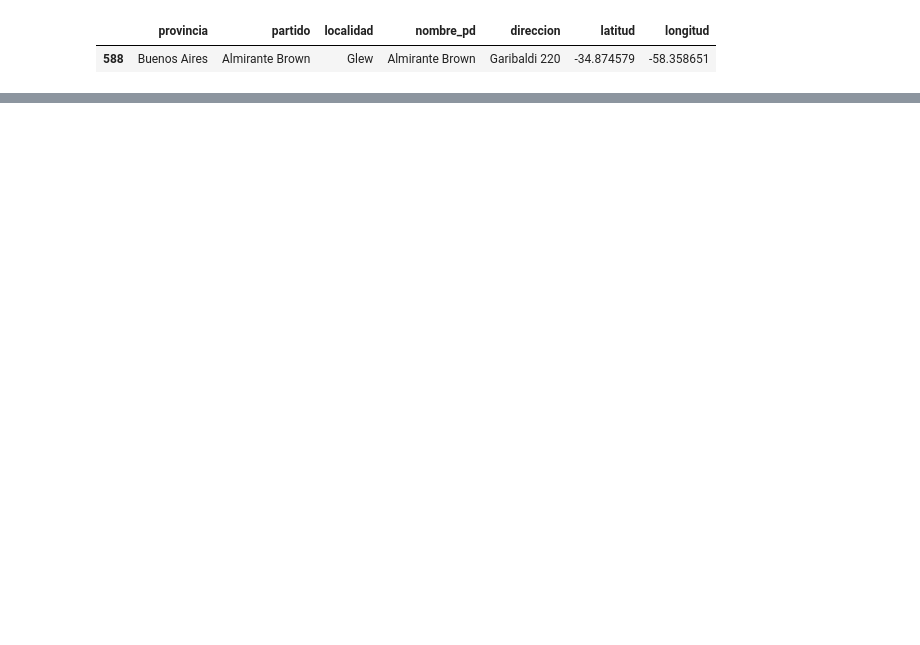
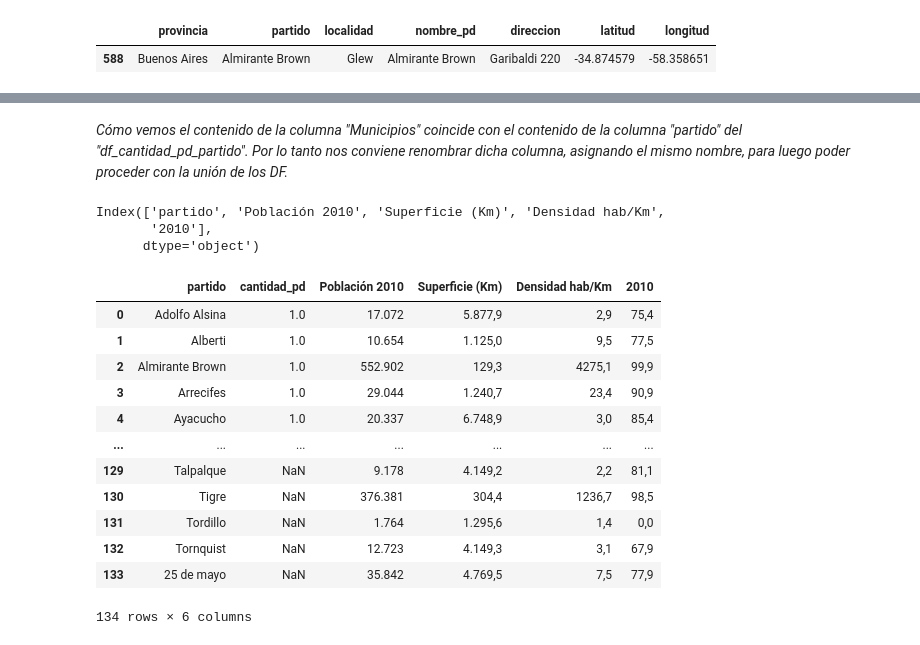
Before and after one commit to burrfer/AplicacionJuegodeMemoria, a Jupyter notebook: puntos_digitales.ipynb, the cells around one changed output, grey strips where cells are left out. Drawn from its saved outputs; the diff is of its cells as text; code cells hidden in the pictures; blank space fills up the shorter version.

```diff
--- a/puntos_digitales.ipynb
+++ b/puntos_digitales.ipynb
@@ -34,0 +14,3 @@ df_PD.head(2)
+# %%
+#Cargamos la url para tomar el dataset.
+df_PD = pd.read_csv('https://servicios.puntodigital.paisdigital.modernizacion.gob.ar/ws/ws-eventos.php?method=getCsv')
@@ -73,0 +102,4 @@ df_PDBSAS.loc[df_PDBSAS.loc[:, 'partido'] == 'Almirante Brown']
+# %%
+#Creamos un nuevo DF tomando la columna partido y cantidad de puntos digitales.
+df_cantidad_pd_partido = df_PDBSAS.groupby(["partido"])["partido"].count().reset_index(name="cantidad_pd")
+df_cantidad_pd_partido.info()
@@ -73,0 +118,3 @@ df_PDBSAS.loc[df_PDBSAS.loc[:, 'partido'] == 'Almirante Brown']
+# %%
+#Cargamos el dataset desde el Drive.
+df_densidadbsas = pd.read_csv('/content/drive/MyDrive/Diplomatura ccc/Evaluación Final/Superficie_densidad_poblacion_urbana_rural_2010.xlsx - Población (1).csv')
@@ -73,0 +153,28 @@ df_PDBSAS.loc[df_PDBSAS.loc[:, 'partido'] == 'Almirante Brown']
+# %% [markdown]
+*Cómo vemos el contenido de la columna "Municipios" coincide con el contenido de la columna "partido" del "df_cantidad_pd_partido". Por lo tanto nos conviene renombrar dicha columna, asignando el mismo nombre, para luego poder proceder con la unión de los DF.*
+# %%
+#Renombramos la columna.
+df_densidadbsas = df_densidadbsas.rename(columns={'Municipios':'partido'})
+df_densidadbsas.columns
+# %% [output]
+Index(['partido', 'Población 2010', 'Superficie (Km)', 'Densidad hab/Km',
+       '2010'],
+      dtype='object')
+# %%
+#Por medio del método merge, hacemos el join de manera tal que utilizando la condición outer,
+#tomará todas las etiquetas presentes en ambos dataframes.
+pd.merge(df_cantidad_pd_partido, df_densidadbsas, how = 'outer')
+# %% [output]
+|  | partido | cantidad_pd | Población 2010 | Superficie (Km) | Densidad hab/Km | 2010 |
+| 0 | Adolfo Alsina | 1.0 | 17.072 | 5.877,9 | 2,9 | 75,4 |
+| 1 | Alberti | 1.0 | 10.654 | 1.125,0 | 9,5 | 77,5 |
+| 2 | Almirante Brown | 1.0 | 552.902 | 129,3 | 4275,1 | 99,9 |
+| 3 | Arrecifes | 1.0 | 29.044 | 1.240,7 | 23,4 | 90,9 |
+| 4 | Ayacucho | 1.0 | 20.337 | 6.748,9 | 3,0 | 85,4 |
+| ... | ... | ... | ... | ... | ... | ... |
+| 129 | Talpalque | NaN | 9.178 | 4.149,2 | 2,2 | 81,1 |
+| 130 | Tigre | NaN | 376.381 | 304,4 | 1236,7 | 98,5 |
+| 131 | Tordillo | NaN | 1.764 | 1.295,6 | 1,4 | 0,0 |
+| 132 | Tornquist | NaN | 12.723 | 4.149,3 | 3,1 | 67,9 |
+| 133 | 25 de mayo | NaN | 35.842 | 4.769,5 | 7,5 | 77,9 |
+134 rows × 6 columns
```
Also changed, not shown: parts of 22 cells of this notebook.
